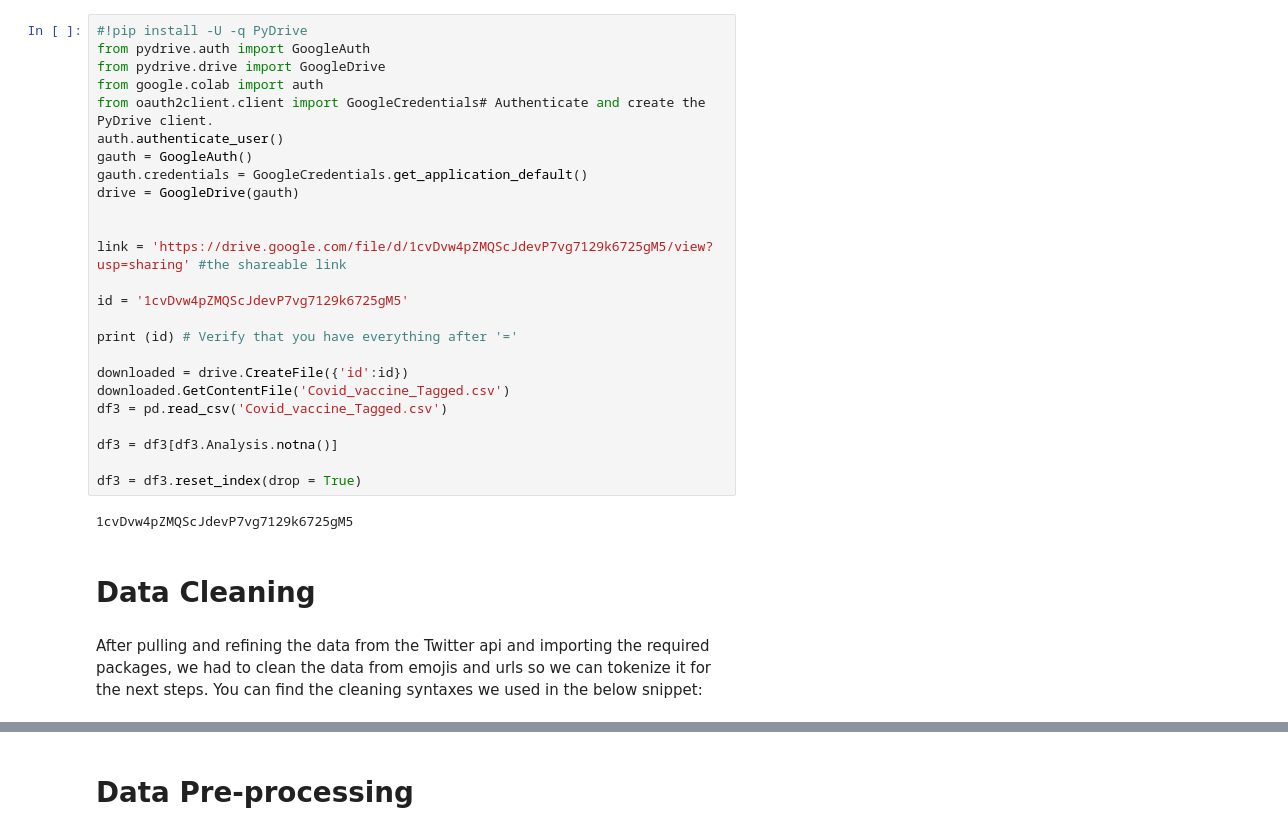
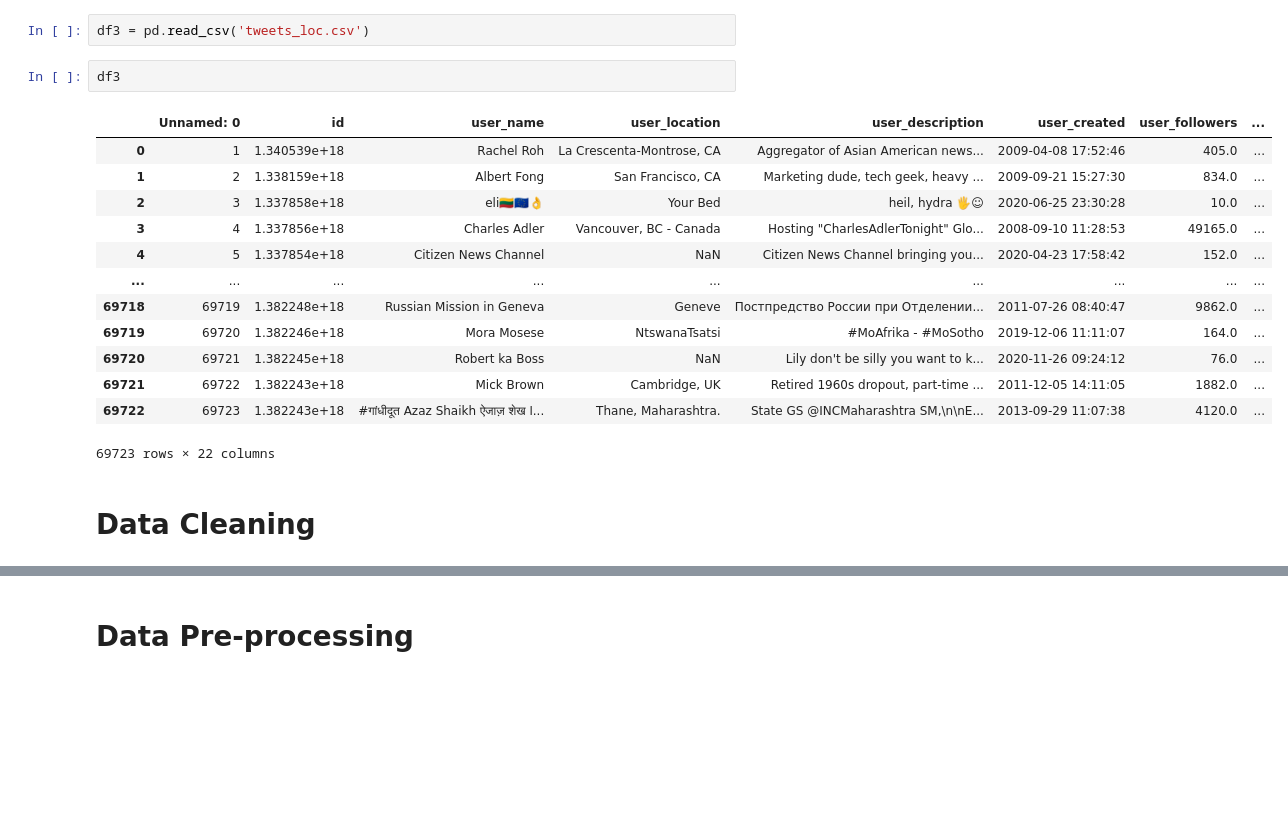
Before and after one commit to theoanto94/Sentiment_Analysis_of_Covid_Vaccine_Tweets, a Jupyter notebook: Twitter_Topic_Modeling.ipynb, the cells around one changed output, grey strips where cells are left out. Cells and saved outputs as stored; diff of their text form; blank space fills up the shorter version.

```diff
--- a/Twitter_Topic_Modeling.ipynb
+++ b/Twitter_Topic_Modeling.ipynb
@@ -91,31 +57,20 @@ Deprecated in NumPy 1.20; for more details and guidance: https://numpy.org/devdo
-# %%
-#!pip install -U -q PyDrive
-from pydrive.auth import GoogleAuth
-from pydrive.drive import GoogleDrive
-from google.colab import auth
-from oauth2client.client import GoogleCredentials# Authenticate and create the PyDrive client.
-auth.authenticate_user()
-gauth = GoogleAuth()
-gauth.credentials = GoogleCredentials.get_application_default()
-drive = GoogleDrive(gauth)
-
-
-link = 'https://drive.google.com/file/d/1cvDvw4pZMQScJdevP7vg7129k6725gM5/view?usp=sharing' #the shareable link
-
-id = '1cvDvw4pZMQScJdevP7vg7129k6725gM5'
-
-print (id) # Verify that you have everything after '='
-
-downloaded = drive.CreateFile({'id':id})
-downloaded.GetContentFile('Covid_vaccine_Tagged.csv')
-df3 = pd.read_csv('Covid_vaccine_Tagged.csv')
-
-df3 = df3[df3.Analysis.notna()]
-
-df3 = df3.reset_index(drop = True)
-# %% [output]
-1cvDvw4pZMQScJdevP7vg7129k6725gM5
+# %%
+df3 = pd.read_csv('tweets_loc.csv')
+# %%
+df3
+# %% [output]
+|  | Unnamed: 0 | id | user_name | user_location | user_description | user_created | user_followers | ... |
+| 0 | 1 | 1.340539e+18 | Rachel Roh | La Crescenta-Montrose, CA | Aggregator of Asian American news... | 2009-04-08 17:52:46 | 405.0 | ... |
+| 1 | 2 | 1.338159e+18 | Albert Fong | San Francisco, CA | Marketing dude, tech geek, heavy ... | 2009-09-21 15:27:30 | 834.0 | ... |
+| 2 | 3 | 1.337858e+18 | eli🇱🇹🇪🇺👌 | Your Bed | heil, hydra 🖐☺ | 2020-06-25 23:30:28 | 10.0 | ... |
+| 3 | 4 | 1.337856e+18 | Charles Adler | Vancouver, BC - Canada | Hosting "CharlesAdlerTonight" Glo... | 2008-09-10 11:28:53 | 49165.0 | ... |
+| 4 | 5 | 1.337854e+18 | Citizen News Channel | NaN | Citizen News Channel bringing you... | 2020-04-23 17:58:42 | 152.0 | ... |
+| ... | ... | ... | ... | ... | ... | ... | ... | ... |
+| 69718 | 69719 | 1.382248e+18 | Russian Mission in Geneva | Geneve | Постпредство России при Отделении... | 2011-07-26 08:40:47 | 9862.0 | ... |
+| 69719 | 69720 | 1.382246e+18 | Mora Mosese | NtswanaTsatsi | #MoAfrika - #MoSotho | 2019-12-06 11:11:07 | 164.0 | ... |
+| 69720 | 69721 | 1.382245e+18 | Robert ka Boss | NaN | Lily don't be silly you want to k... | 2020-11-26 09:24:12 | 76.0 | ... |
+| 69721 | 69722 | 1.382243e+18 | Mick Brown | Cambridge, UK | Retired 1960s dropout, part-time ... | 2011-12-05 14:11:05 | 1882.0 | ... |
+| 69722 | 69723 | 1.382243e+18 | #गांधीदूत Azaz Shaikh ऐजाज़ शेख ا... | Thane, Maharashtra. | State GS @INCMaharashtra SM,\n\nE... | 2013-09-29 11:07:38 | 4120.0 | ... |
+69723 rows × 22 columns
 # %% [markdown]
 # Data Cleaning
-# %% [markdown]
-After pulling and refining the data from the Twitter api and importing the required packages, we had to clean the data from emojis and urls so we can tokenize it for the next steps. You can find the cleaning syntaxes we used in the below snippet:
```
Also changed, not shown: parts of 36 cells of this notebook.
